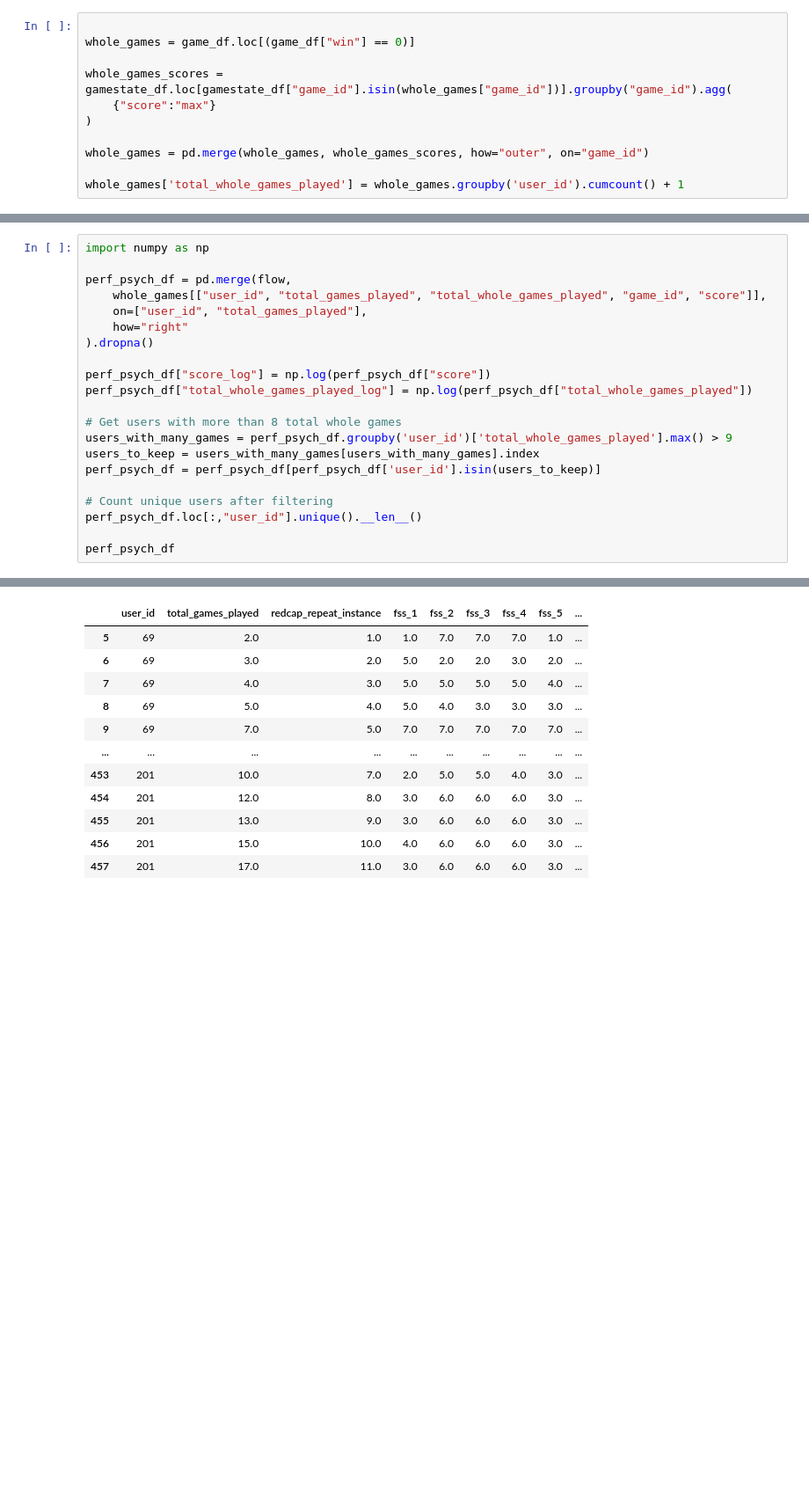
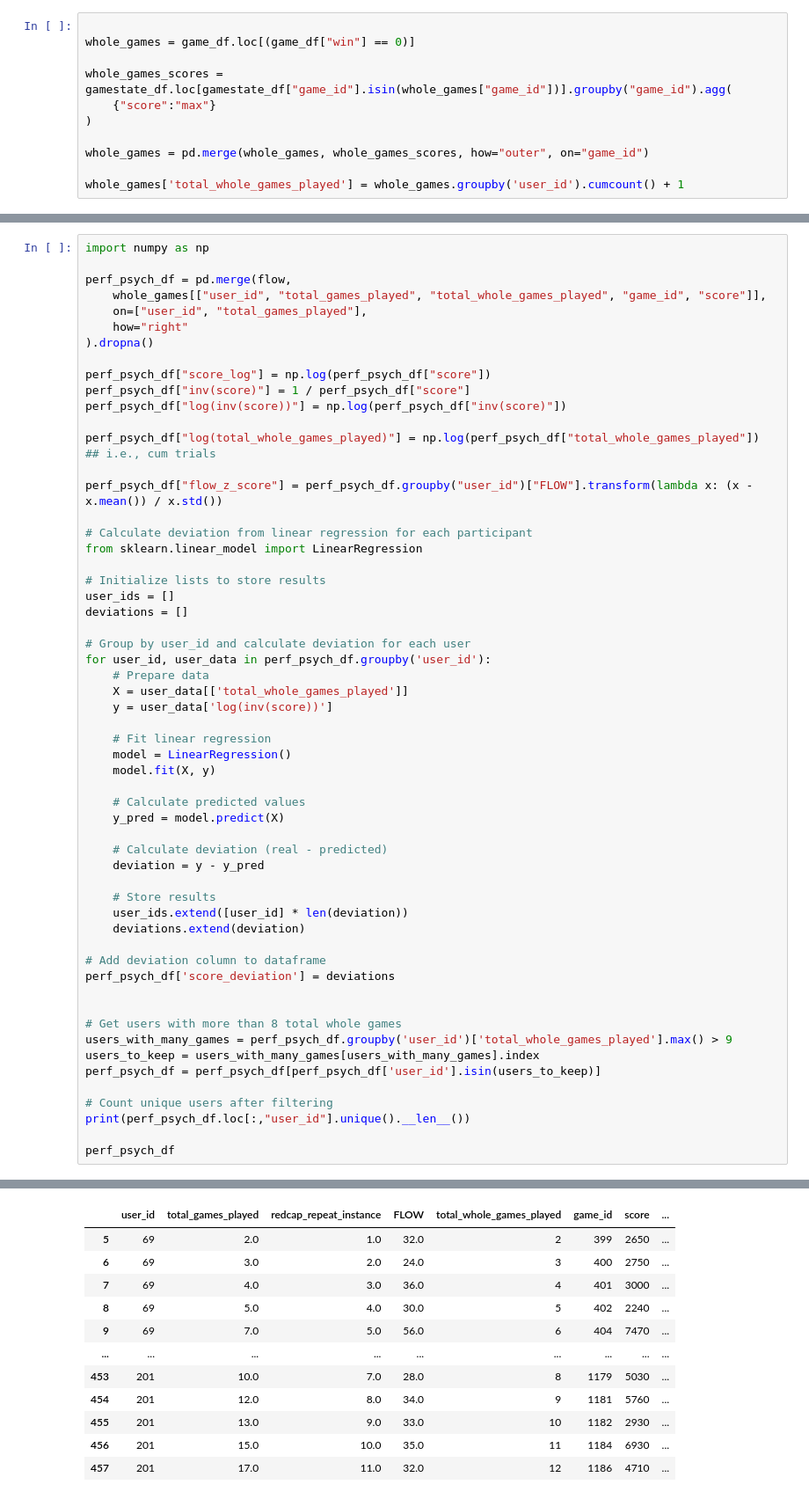
Before and after one commit to PipaFlores/encoder-pacman, a Jupyter notebook: EDA/EDA.ipynb, the cells around one changed output, grey strips where cells are left out. Shown at 88% size. Drawn from its saved outputs; the diff is of its cells as text; blank space fills up the shorter version.

```diff
--- a/EDA/EDA.ipynb
+++ b/EDA/EDA.ipynb
@@ -317,35 +250,71 @@ flow["FLOW"] = flow.iloc[:, 2:].sum(axis=1)
 # %%
 import numpy as np
 
 perf_psych_df = pd.merge(flow,
     whole_games[["user_id", "total_games_played", "total_whole_games_played", "game_id", "score"]],
     on=["user_id", "total_games_played"],
     how="right"
 ).dropna()
 
 perf_psych_df["score_log"] = np.log(perf_psych_df["score"])
-perf_psych_df["total_whole_games_played_log"] = np.log(perf_psych_df["total_whole_games_played"])
+perf_psych_df["inv(score)"] = 1 / perf_psych_df["score"]
+perf_psych_df["log(inv(score))"] = np.log(perf_psych_df["inv(score)"])
+
+perf_psych_df["log(total_whole_games_played)"] = np.log(perf_psych_df["total_whole_games_played"]) ## i.e., cum trials
+
+perf_psych_df["flow_z_score"] = perf_psych_df.groupby("user_id")["FLOW"].transform(lambda x: (x - x.mean()) / x.std())
+
+# Calculate deviation from linear regression for each participant
+from sklearn.linear_model import LinearRegression
+
+# Initialize lists to store results
+user_ids = []
+deviations = []
+
+# Group by user_id and calculate deviation for each user
+for user_id, user_data in perf_psych_df.groupby('user_id'):
+    # Prepare data
+    X = user_data[['total_whole_games_played']]
+    y = user_data['log(inv(score))']
+
+    # Fit linear regression
+    model = LinearRegression()
+    model.fit(X, y)
+
+    # Calculate predicted values
+    y_pred = model.predict(X)
+
+    # Calculate deviation (real - predicted)
+    deviation = y - y_pred
+
+    # Store results
+    user_ids.extend([user_id] * len(deviation))
+    deviations.extend(deviation)
+
+# Add deviation column to dataframe
+perf_psych_df['score_deviation'] = deviations
+
 
 # Get users with more than 8 total whole games
 users_with_many_games = perf_psych_df.groupby('user_id')['total_whole_games_played'].max() > 9
 users_to_keep = users_with_many_games[users_with_many_games].index
 perf_psych_df = perf_psych_df[perf_psych_df['user_id'].isin(users_to_keep)]
 
 # Count unique users after filtering
-perf_psych_df.loc[:,"user_id"].unique().__len__()
+print(perf_psych_df.loc[:,"user_id"].unique().__len__())
 
 perf_psych_df
 # %% [output]
 11
-|  | user_id | total_games_played | redcap_repeat_instance | fss_1 | fss_2 | fss_3 | fss_4 | fss_5 | ... |
-| 5 | 69 | 2.0 | 1.0 | 1.0 | 7.0 | 7.0 | 7.0 | 1.0 | ... |
-| 6 | 69 | 3.0 | 2.0 | 5.0 | 2.0 | 2.0 | 3.0 | 2.0 | ... |
-| 7 | 69 | 4.0 | 3.0 | 5.0 | 5.0 | 5.0 | 5.0 | 4.0 | ... |
-| 8 | 69 | 5.0 | 4.0 | 5.0 | 4.0 | 3.0 | 3.0 | 3.0 | ... |
-| 9 | 69 | 7.0 | 5.0 | 7.0 | 7.0 | 7.0 | 7.0 | 7.0 | ... |
-| ... | ... | ... | ... | ... | ... | ... | ... | ... | ... |
-| 453 | 201 | 10.0 | 7.0 | 2.0 | 5.0 | 5.0 | 4.0 | 3.0 | ... |
-| 454 | 201 | 12.0 | 8.0 | 3.0 | 6.0 | 6.0 | 6.0 | 3.0 | ... |
-| 455 | 201 | 13.0 | 9.0 | 3.0 | 6.0 | 6.0 | 6.0 | 3.0 | ... |
-| 456 | 201 | 15.0 | 10.0 | 4.0 | 6.0 | 6.0 | 6.0 | 3.0 | ... |
-| 457 | 201 | 17.0 | 11.0 | 3.0 | 6.0 | 6.0 | 6.0 | 3.0 | ... |
+|  | user_id | total_games_played | redcap_repeat_instance | FLOW | total_whole_games_played | game_id | score | ... |
+| 5 | 69 | 2.0 | 1.0 | 32.0 | 2 | 399 | 2650 | ... |
+| 6 | 69 | 3.0 | 2.0 | 24.0 | 3 | 400 | 2750 | ... |
+| 7 | 69 | 4.0 | 3.0 | 36.0 | 4 | 401 | 3000 | ... |
+| 8 | 69 | 5.0 | 4.0 | 30.0 | 5 | 402 | 2240 | ... |
+| 9 | 69 | 7.0 | 5.0 | 56.0 | 6 | 404 | 7470 | ... |
+| ... | ... | ... | ... | ... | ... | ... | ... | ... |
+| 453 | 201 | 10.0 | 7.0 | 28.0 | 8 | 1179 | 5030 | ... |
+| 454 | 201 | 12.0 | 8.0 | 34.0 | 9 | 1181 | 5760 | ... |
+| 455 | 201 | 13.0 | 9.0 | 33.0 | 10 | 1182 | 2930 | ... |
+| 456 | 201 | 15.0 | 10.0 | 35.0 | 11 | 1184 | 6930 | ... |
+| 457 | 201 | 17.0 | 11.0 | 32.0 | 12 | 1186 | 4710 | ... |
```
Also changed, not shown: parts of 18 cells of this notebook.
